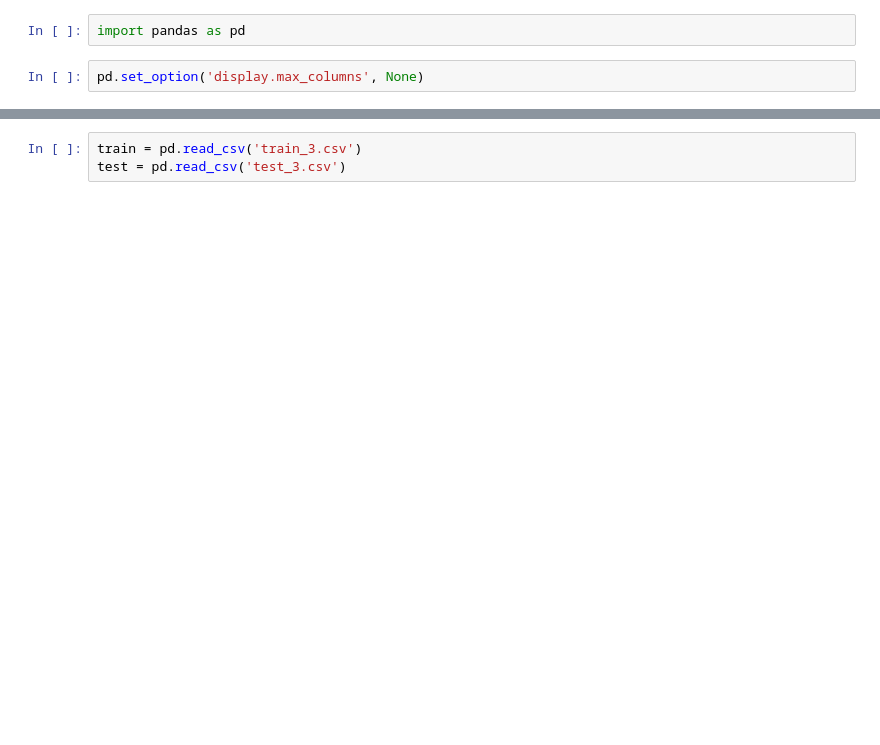
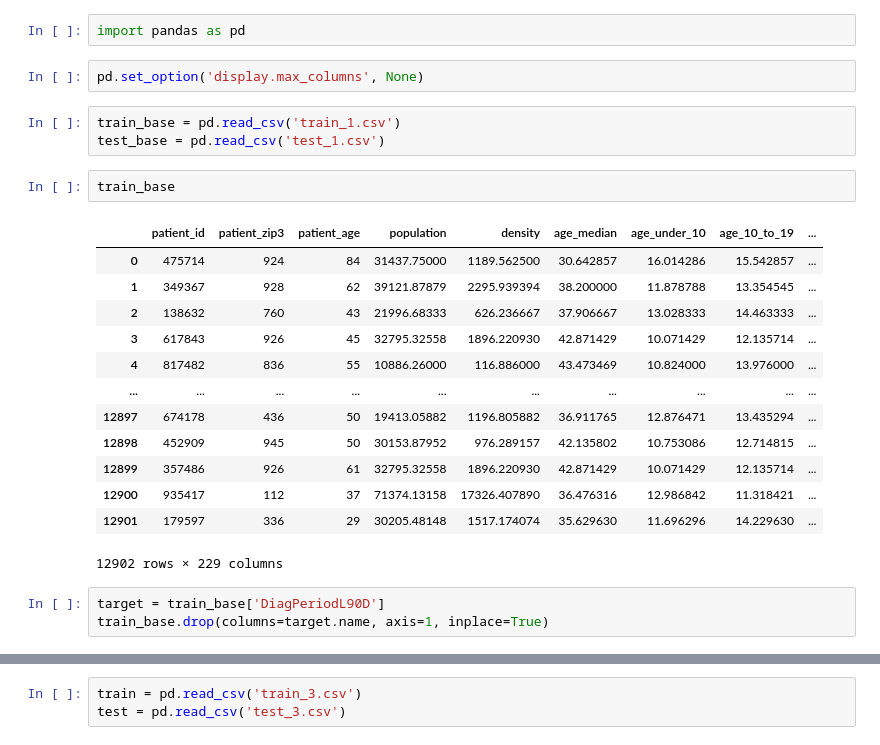
Before and after one commit to 3quetra/portfolio, a Jupyter notebook: wids_datathon_2024/feature_selection_2.ipynb, the cells around one changed output, grey strips where cells are left out. Cells and saved outputs as stored; diff of their text form; blank space fills up the shorter version.

```diff
--- a/wids_datathon_2024/feature_selection_2.ipynb
+++ b/wids_datathon_2024/feature_selection_2.ipynb
@@ -2,3 +10,25 @@
 import pandas as pd
 # %%
 pd.set_option('display.max_columns', None)
+# %%
+train_base = pd.read_csv('train_1.csv')
+test_base = pd.read_csv('test_1.csv')
+# %%
+train_base
+# %% [output]
+|  | patient_id | patient_zip3 | patient_age | population | density | age_median | age_under_10 | age_10_to_19 | ... |
+| 0 | 475714 | 924 | 84 | 31437.75000 | 1189.562500 | 30.642857 | 16.014286 | 15.542857 | ... |
+| 1 | 349367 | 928 | 62 | 39121.87879 | 2295.939394 | 38.200000 | 11.878788 | 13.354545 | ... |
+| 2 | 138632 | 760 | 43 | 21996.68333 | 626.236667 | 37.906667 | 13.028333 | 14.463333 | ... |
+| 3 | 617843 | 926 | 45 | 32795.32558 | 1896.220930 | 42.871429 | 10.071429 | 12.135714 | ... |
+| 4 | 817482 | 836 | 55 | 10886.26000 | 116.886000 | 43.473469 | 10.824000 | 13.976000 | ... |
+| ... | ... | ... | ... | ... | ... | ... | ... | ... | ... |
+| 12897 | 674178 | 436 | 50 | 19413.05882 | 1196.805882 | 36.911765 | 12.876471 | 13.435294 | ... |
+| 12898 | 452909 | 945 | 50 | 30153.87952 | 976.289157 | 42.135802 | 10.753086 | 12.714815 | ... |
+| 12899 | 357486 | 926 | 61 | 32795.32558 | 1896.220930 | 42.871429 | 10.071429 | 12.135714 | ... |
+| 12900 | 935417 | 112 | 37 | 71374.13158 | 17326.407890 | 36.476316 | 12.986842 | 11.318421 | ... |
+| 12901 | 179597 | 336 | 29 | 30205.48148 | 1517.174074 | 35.629630 | 11.696296 | 14.229630 | ... |
+12902 rows × 229 columns
+# %%
+target = train_base['DiagPeriodL90D']
+train_base.drop(columns=target.name, axis=1, inplace=True)
```
Also changed, not shown: parts of 27 cells of this notebook, 3 other files.
